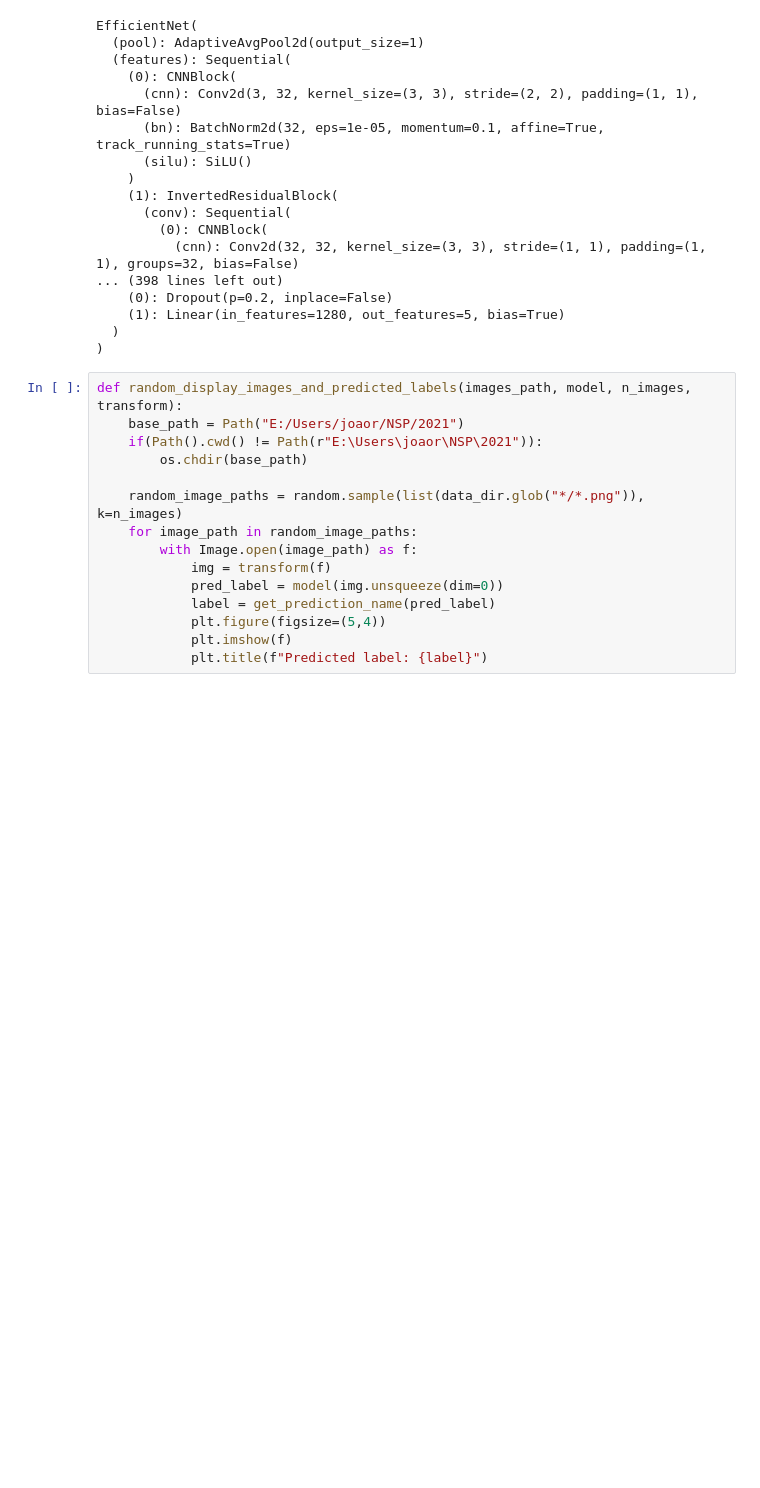
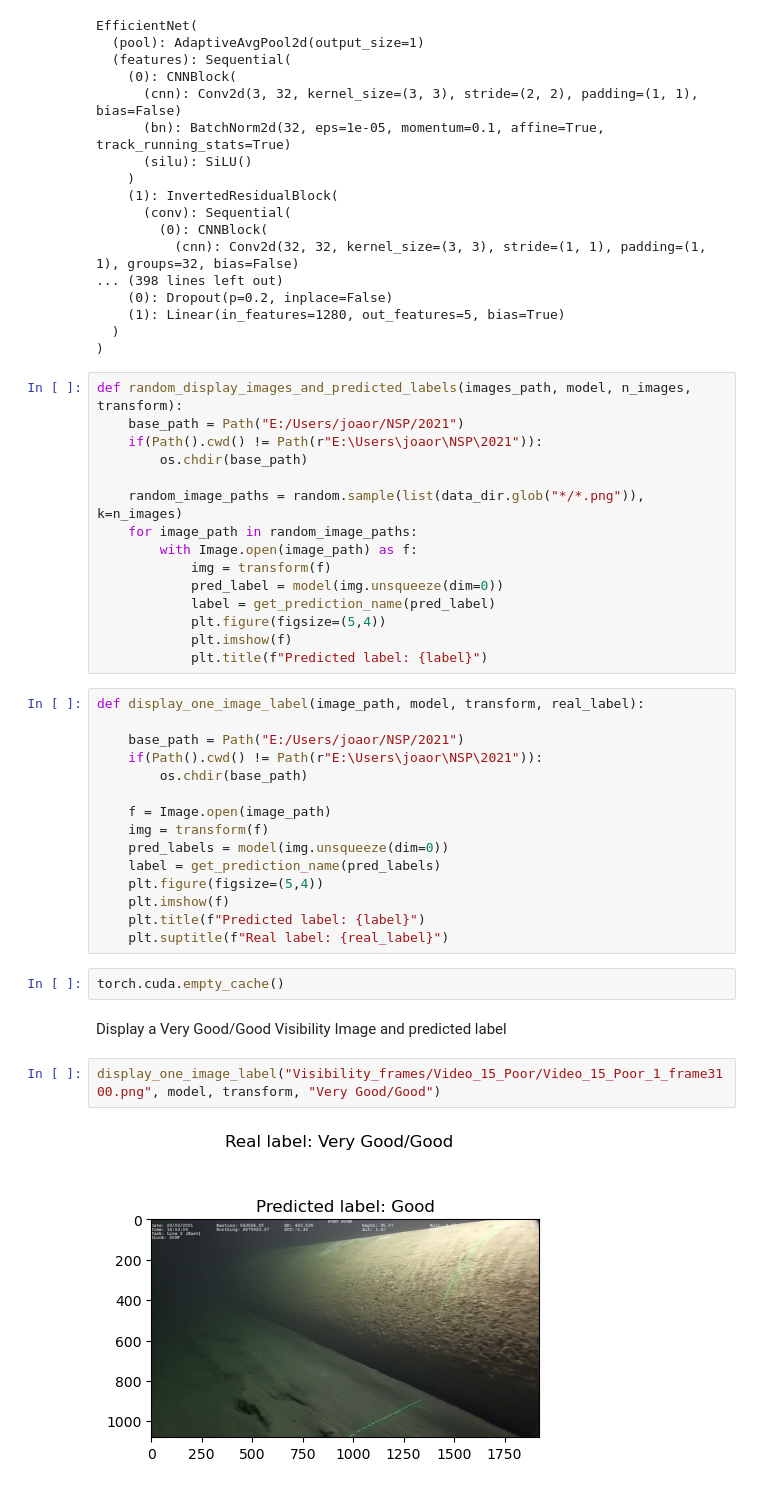
Before and after one commit to J-Mina/AQAUIS, a Jupyter notebook: Code/Visibility/Test_models_new_data.ipynb, the cells around one changed output. Cells and saved outputs as stored; diff of their text form; blank space fills up the shorter version.

```diff
--- a/Code/Visibility/Test_models_new_data.ipynb
+++ b/Code/Visibility/Test_models_new_data.ipynb
@@ -83,3 +83,26 @@ def random_display_images_and_predicted_labels(images_path, model, n_images, tra
             plt.figure(figsize=(5,4))
             plt.imshow(f)
             plt.title(f"Predicted label: {label}")
+# %%
+def display_one_image_label(image_path, model, transform, real_label):
+
+    base_path = Path("E:/Users/joaor/NSP/2021")
+    if(Path().cwd() != Path(r"E:\Users\joaor\NSP\2021")):
+        os.chdir(base_path)
+
+    f = Image.open(image_path)
+    img = transform(f)
+    pred_labels = model(img.unsqueeze(dim=0))
+    label = get_prediction_name(pred_labels)
+    plt.figure(figsize=(5,4))
+    plt.imshow(f)
+    plt.title(f"Predicted label: {label}")
+    plt.suptitle(f"Real label: {real_label}")
+# %%
+torch.cuda.empty_cache()
+# %% [markdown]
+Display a Very Good/Good Visibility Image and predicted label
+# %%
+display_one_image_label("Visibility_frames/Video_15_Poor/Video_15_Poor_1_frame3100.png", model, transform, "Very Good/Good")
+# %% [output]
+[figure, added]
```
Also changed, not shown: parts of 15 cells of this notebook, 3 other files.
